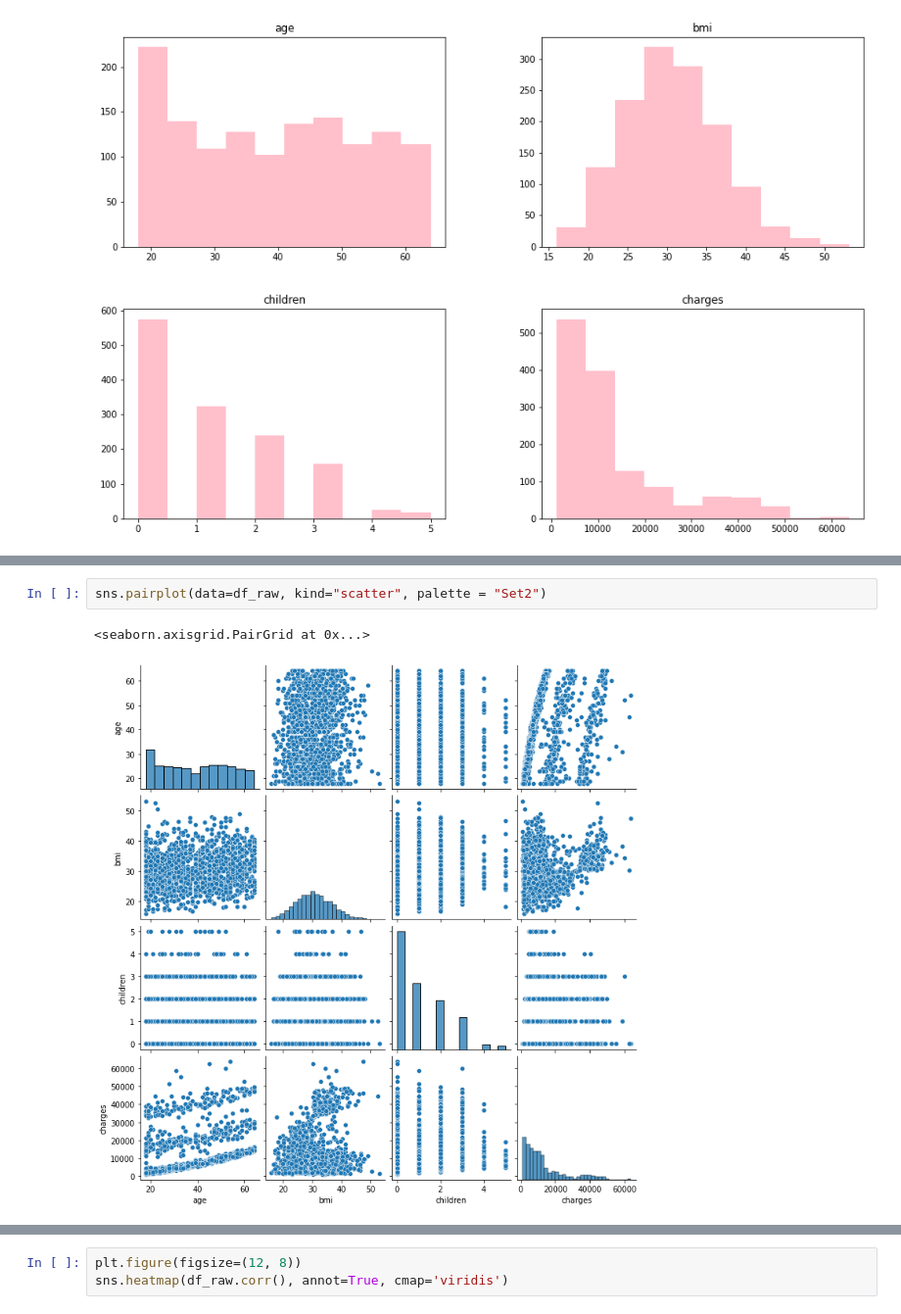
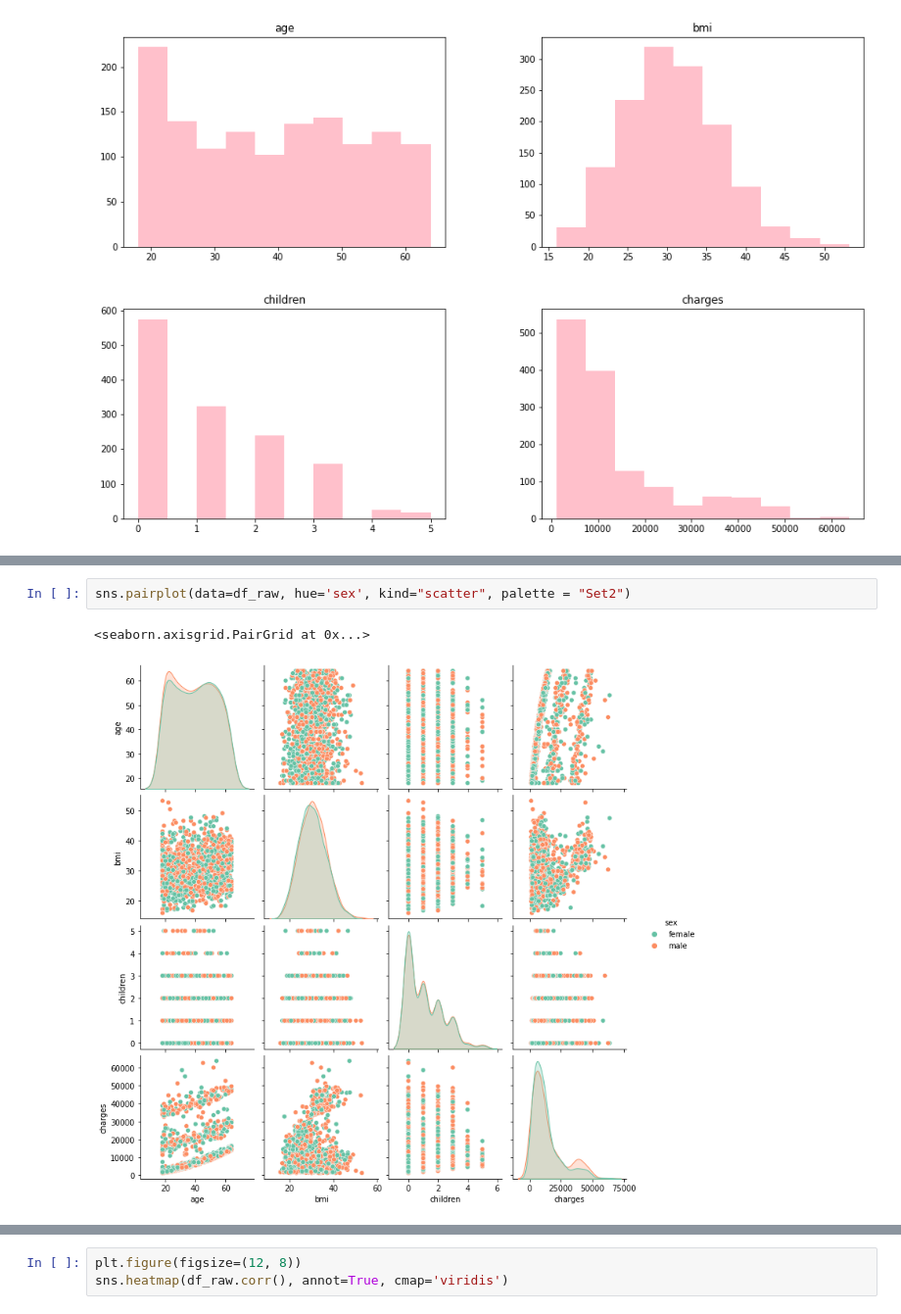
Before and after one commit to AlinaMendez/Linear-Regression-Project, a Jupyter notebook: src/explore.ipynb, the cells around one changed output, grey strips where cells are left out. Shown at 98% size. Cells and saved outputs as stored; diff of their text form.

```diff
--- a/src/explore.ipynb
+++ b/src/explore.ipynb
@@ -125,5 +149,5 @@ plt.show()
 # %%
-sns.pairplot(data=df_raw, kind="scatter", palette = "Set2")
+sns.pairplot(data=df_raw, hue='sex', kind="scatter", palette = "Set2")
 # %% [output]
 <seaborn.axisgrid.PairGrid at 0x...>
-[figure, old version]
+[figure, new version]
```
Also changed, not shown: parts of 20 cells of this notebook.
